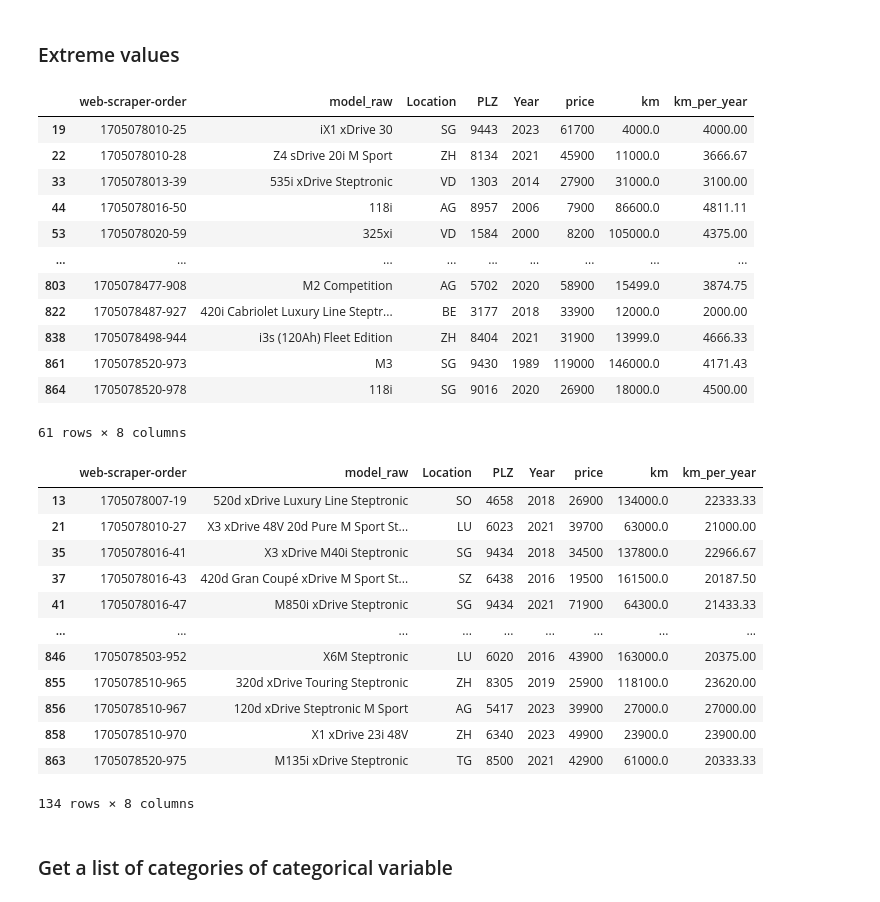
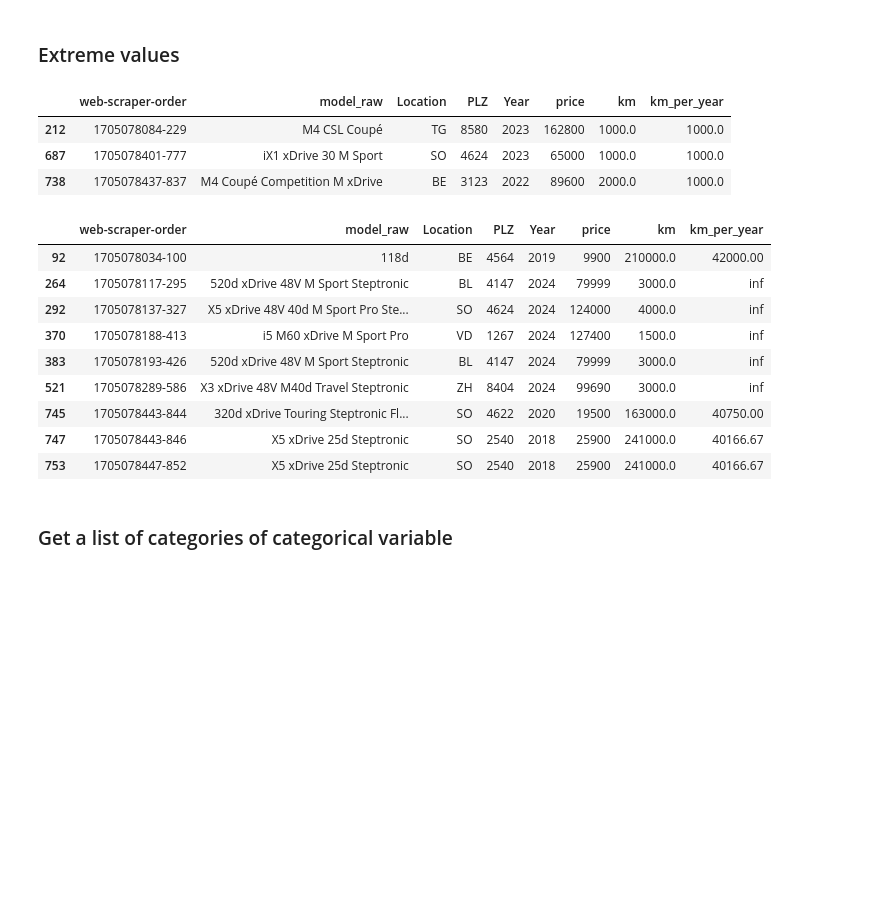
Before and after one commit to seslaste/DA_Project, a Jupyter notebook: Project/Minimum/4/exploratory_data_analysis_apartment_data.ipynb, the cells around one changed output. Cells and saved outputs as stored; diff of their text form; code cells hidden in the pictures; blank space fills up the shorter version.

```diff
--- a/Project/Minimum/4/exploratory_data_analysis_apartment_data.ipynb
+++ b/Project/Minimum/4/exploratory_data_analysis_apartment_data.ipynb
@@ -155,38 +155,26 @@ dtype: float64
 ### Extreme values
 # %%
 # Very low mileage per year
-df[df['km_per_year'] <= 5000]
+df[df['km_per_year'] <= 1000]
 # %% [output]
 |  | web-scraper-order | model_raw | Location | PLZ | Year | price | km | km_per_year |
-| 19 | 1705078010-25 | iX1 xDrive 30 | SG | 9443 | 2023 | 61700 | 4000.0 | 4000.00 |
-| 22 | 1705078010-28 | Z4 sDrive 20i M Sport | ZH | 8134 | 2021 | 45900 | 11000.0 | 3666.67 |
-| 33 | 1705078013-39 | 535i xDrive Steptronic | VD | 1303 | 2014 | 27900 | 31000.0 | 3100.00 |
-| 44 | 1705078016-50 | 118i | AG | 8957 | 2006 | 7900 | 86600.0 | 4811.11 |
-| 53 | 1705078020-59 | 325xi | VD | 1584 | 2000 | 8200 | 105000.0 | 4375.00 |
-| ... | ... | ... | ... | ... | ... | ... | ... | ... |
-| 803 | 1705078477-908 | M2 Competition | AG | 5702 | 2020 | 58900 | 15499.0 | 3874.75 |
-| 822 | 1705078487-927 | 420i Cabriolet Luxury Line Steptr... | BE | 3177 | 2018 | 33900 | 12000.0 | 2000.00 |
-| 838 | 1705078498-944 | i3s (120Ah) Fleet Edition | ZH | 8404 | 2021 | 31900 | 13999.0 | 4666.33 |
-| 861 | 1705078520-973 | M3 | SG | 9430 | 1989 | 119000 | 146000.0 | 4171.43 |
-| 864 | 1705078520-978 | 118i | SG | 9016 | 2020 | 26900 | 18000.0 | 4500.00 |
+| 212 | 1705078084-229 | M4 CSL Coupé | TG | 8580 | 2023 | 162800 | 1000.0 | 1000.0 |
+| 687 | 1705078401-777 | iX1 xDrive 30 M Sport | SO | 4624 | 2023 | 65000 | 1000.0 | 1000.0 |
+| 738 | 1705078437-837 | M4 Coupé Competition M xDrive | BE | 3123 | 2022 | 89600 | 2000.0 | 1000.0 |
-61 rows × 8 columns
 # %%
 # Very high mileage per year
-df[df['km_per_year'] >= 20000]
+df[df['km_per_year'] >= 40000]
 # %% [output]
 |  | web-scraper-order | model_raw | Location | PLZ | Year | price | km | km_per_year |
-| 13 | 1705078007-19 | 520d xDrive Luxury Line Steptronic | SO | 4658 | 2018 | 26900 | 134000.0 | 22333.33 |
-| 21 | 1705078010-27 | X3 xDrive 48V 20d Pure M Sport St... | LU | 6023 | 2021 | 39700 | 63000.0 | 21000.00 |
-| 35 | 1705078016-41 | X3 xDrive M40i Steptronic | SG | 9434 | 2018 | 34500 | 137800.0 | 22966.67 |
-| 37 | 1705078016-43 | 420d Gran Coupé xDrive M Sport St... | SZ | 6438 | 2016 | 19500 | 161500.0 | 20187.50 |
-| 41 | 1705078016-47 | M850i xDrive Steptronic | SG | 9434 | 2021 | 71900 | 64300.0 | 21433.33 |
-| ... | ... | ... | ... | ... | ... | ... | ... | ... |
-| 846 | 1705078503-952 | X6M Steptronic | LU | 6020 | 2016 | 43900 | 163000.0 | 20375.00 |
-| 855 | 1705078510-965 | 320d xDrive Touring Steptronic | ZH | 8305 | 2019 | 25900 | 118100.0 | 23620.00 |
-| 856 | 1705078510-967 | 120d xDrive Steptronic M Sport | AG | 5417 | 2023 | 39900 | 27000.0 | 27000.00 |
-| 858 | 1705078510-970 | X1 xDrive 23i 48V | ZH | 6340 | 2023 | 49900 | 23900.0 | 23900.00 |
-| 863 | 1705078520-975 | M135i xDrive Steptronic | TG | 8500 | 2021 | 42900 | 61000.0 | 20333.33 |
+| 92 | 1705078034-100 | 118d | BE | 4564 | 2019 | 9900 | 210000.0 | 42000.00 |
+| 264 | 1705078117-295 | 520d xDrive 48V M Sport Steptronic | BL | 4147 | 2024 | 79999 | 3000.0 | inf |
+| 292 | 1705078137-327 | X5 xDrive 48V 40d M Sport Pro Ste... | SO | 4624 | 2024 | 124000 | 4000.0 | inf |
+| 370 | 1705078188-413 | i5 M60 xDrive M Sport Pro | VD | 1267 | 2024 | 127400 | 1500.0 | inf |
+| 383 | 1705078193-426 | 520d xDrive 48V M Sport Steptronic | BL | 4147 | 2024 | 79999 | 3000.0 | inf |
+| 521 | 1705078289-586 | X3 xDrive 48V M40d Travel Steptronic | ZH | 8404 | 2024 | 99690 | 3000.0 | inf |
+| 745 | 1705078443-844 | 320d xDrive Touring Steptronic Fl... | SO | 4622 | 2020 | 19500 | 163000.0 | 40750.00 |
+| 747 | 1705078443-846 | X5 xDrive 25d Steptronic | SO | 2540 | 2018 | 25900 | 241000.0 | 40166.67 |
+| 753 | 1705078447-852 | X5 xDrive 25d Steptronic | SO | 2540 | 2018 | 25900 | 241000.0 | 40166.67 |
-134 rows × 8 columns
 # %% [markdown]
 ### Get a list of categories of categorical variable
 # %%
```
Also changed, not shown: parts of 2 cells of this notebook, 5 other files.
